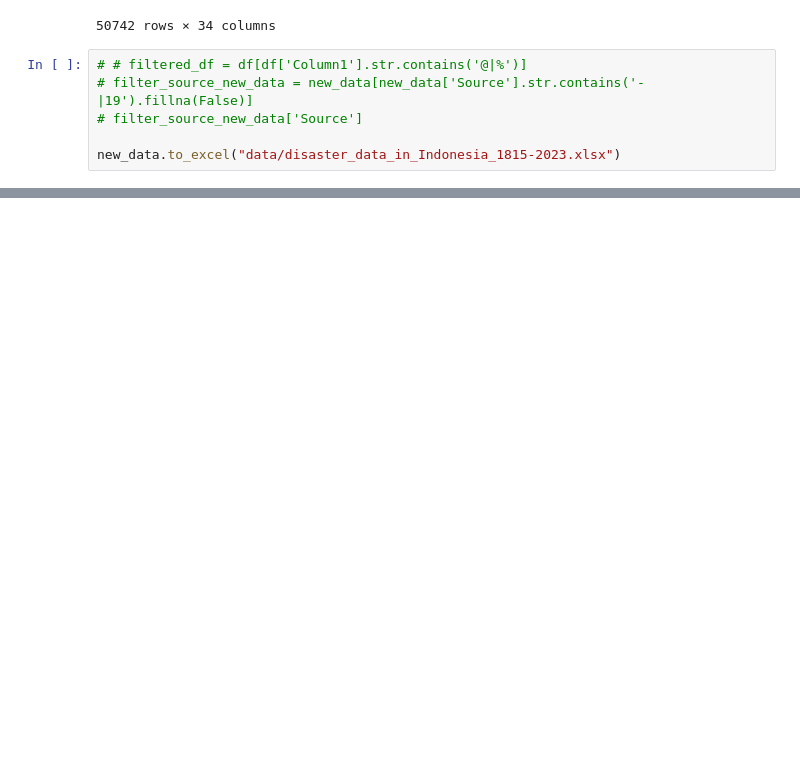
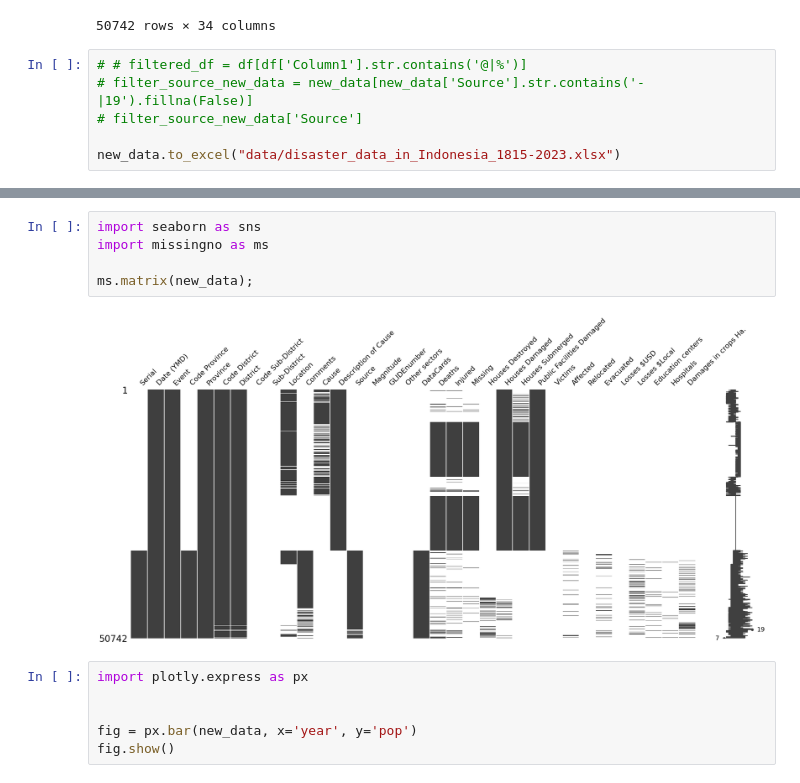
Before and after one commit to naufalmaa/EDA-on-Disaster-in-Indonesia, a Jupyter notebook: cleaning_data.ipynb, the cells around one changed output, grey strips where cells are left out. Saved outputs shown, nothing was run; the diff lists cells and outputs as text; blank space fills up the shorter version.

```diff
--- a/cleaning_data.ipynb
+++ b/cleaning_data.ipynb
@@ -441,0 +491,13 @@ new_data.to_excel("data/disaster_data_in_Indonesia_1815-2023.xlsx")
+# %%
+import seaborn as sns
+import missingno as ms
+
+ms.matrix(new_data);
+# %% [output]
+[figure, added]
+# %%
+import plotly.express as px
+
+
+fig = px.bar(new_data, x='year', y='pop')
+fig.show()
```
Also changed, not shown: parts of 4 cells of this notebook, 1 other file.
